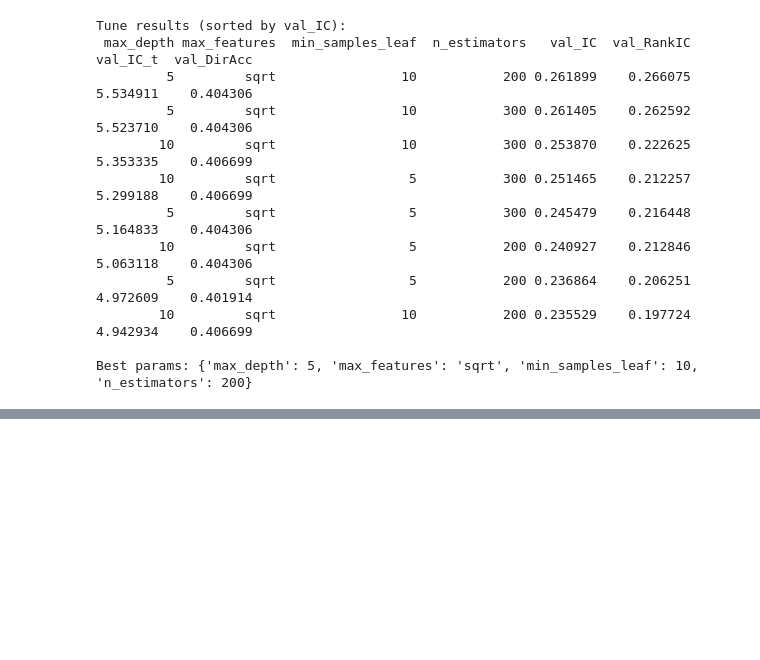
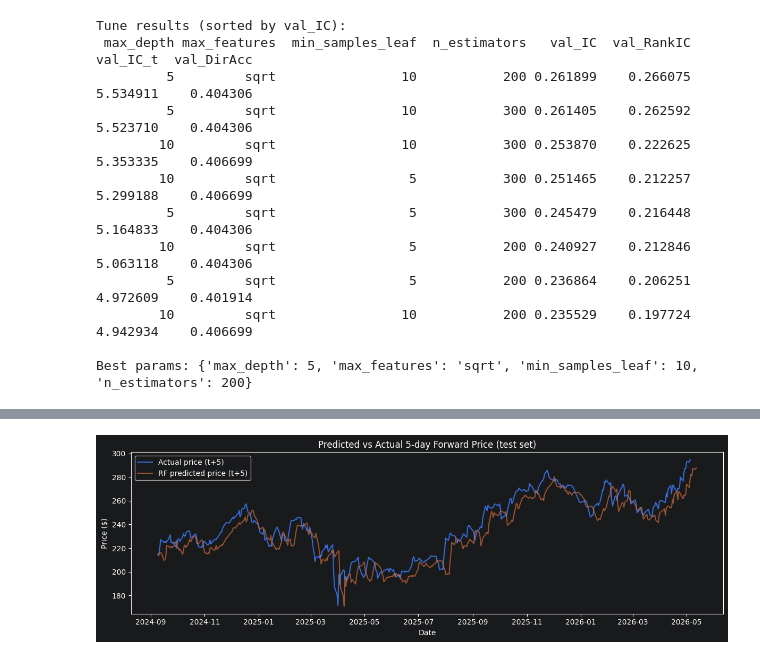
Before and after one commit to hqkh4nh/stocksight-ml, a Jupyter notebook: notebooks/01_main_pipeline.ipynb, the cells around one changed output, grey strips where cells are left out. Drawn from its saved outputs; the diff is of its cells as text; code cells hidden in the pictures; blank space fills up the shorter version.

```diff
--- a/notebooks/01_main_pipeline.ipynb
+++ b/notebooks/01_main_pipeline.ipynb
@@ -338,0 +405,15 @@ Best params: {'max_depth': 5, 'max_features': 'sqrt', 'min_samples_leaf': 10, 'n
+# %%
+# realized 5-day-forward price = Close shifted -5
+test_dates = X_test.index
+realized_price  = feat_df.loc[test_dates, "Close"].shift(-5)
+predicted_logret = models["RandomForest"].predict(X_test_scaled)
+predicted_price  = feat_df.loc[test_dates, "Close"] * np.exp(predicted_logret)
+
+plt.figure(figsize=(12, 4))
+plt.plot(test_dates, realized_price,  label="Actual price (t+5)", linewidth=1.5)
+plt.plot(test_dates, predicted_price, label="RF predicted price (t+5)", linewidth=1.5, alpha=0.7)
+plt.title("Predicted vs Actual 5-day Forward Price (test set)")
+plt.xlabel("Date"); plt.ylabel("Price ($)")
+plt.legend(); plt.tight_layout(); plt.show()
+# %% [output]
+[figure, added]
```
Also changed, not shown: parts of 3 cells of this notebook, 1 other file.
